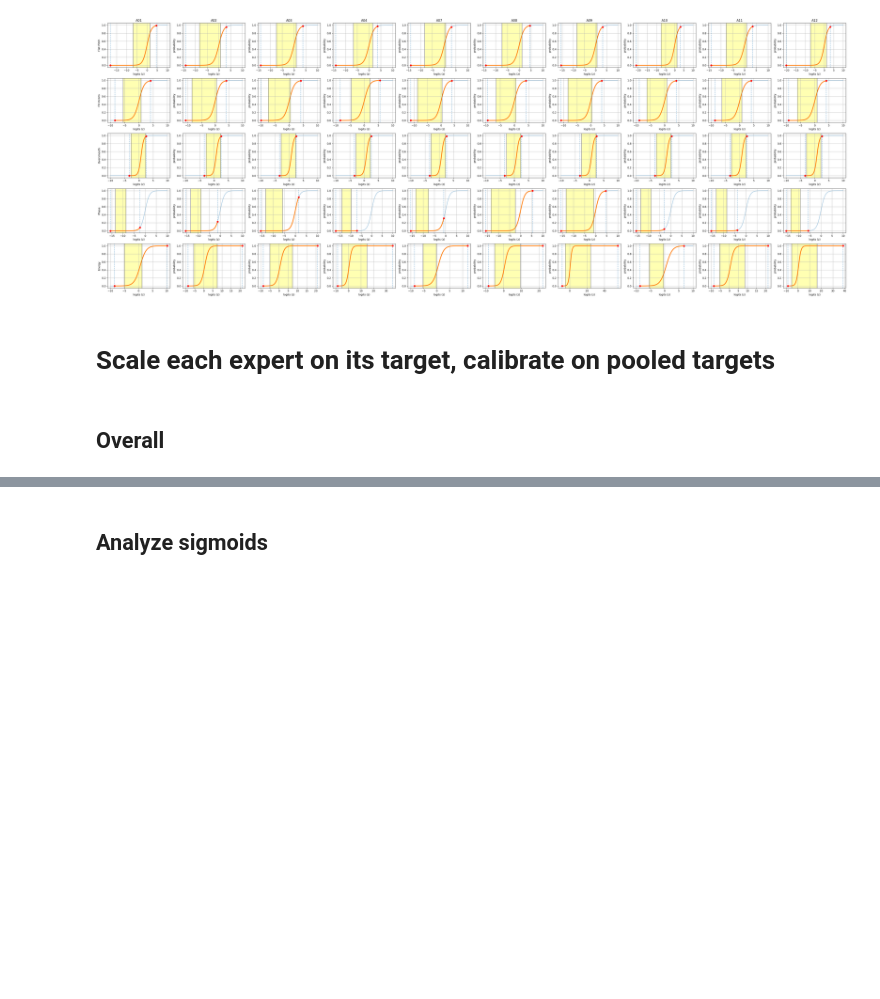
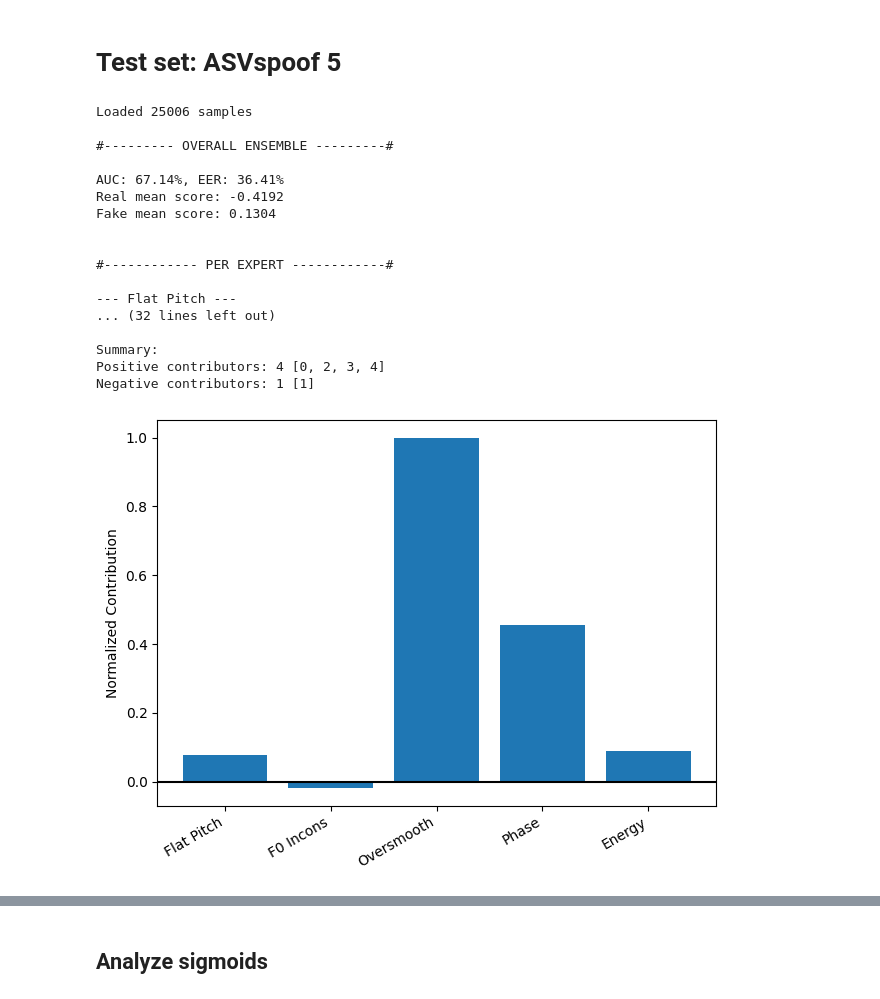
Before and after one commit to nii-yamagishilab/MoE-AntiDeepfake, a Jupyter notebook: notebooks/4a_interpret_ensemble.ipynb, the cells around one changed output, grey strips where cells are left out. Cells and saved outputs as stored; diff of their text form; code cells hidden in the pictures; blank space fills up the shorter version.

```diff
--- a/notebooks/4a_interpret_ensemble.ipynb
+++ b/notebooks/4a_interpret_ensemble.ipynb
@@ -283,0 +335,2 @@ plot_platt_all_attacks(root_base, generator_list, names)
+# %% [markdown]
+# Test set: ASVspoof 5
@@ -284,10 +339,22 @@ plot_platt_all_attacks(root_base, generator_list, names)
 # %%
-root_base = "/home/smg/v-viola/moe_antideepfake/results/Ensemble/asv19/experts_trained_on_asv19/scale_on_validation"
-names = ['Flat Pitch', 'F0 Incons', 'Oversmooth', 'Phase', 'Energy']
-plot_platt_all_attacks(root_base, generator_list, names)
+rootpath = "/home/smg/v-viola/moe_antideepfake/results/Ensemble/asv5/experts_trained_on_asv19/NEW/ALL"
+res = analyze_ensemble(rootpath, expert_names=names)
 # %% [output]
+Loaded 25006 samples
+
+#--------- OVERALL ENSEMBLE ---------#
+
+AUC: 67.14%, EER: 36.41%
+Real mean score: -0.4192
+Fake mean score: 0.1304
+
+
+#------------ PER EXPERT ------------#
+
+--- Flat Pitch ---
+... (32 lines left out)
+
+Summary:
+Positive contributors: 4 [0, 2, 3, 4]
+Negative contributors: 1 [1]
-[figure, old version]
+[figure, new version]
-# %% [markdown]
-# Scale each expert on its target, calibrate on pooled targets
-# %% [markdown]
-## Overall
```
Also changed, not shown: parts of 25 cells of this notebook, 17 other files.
